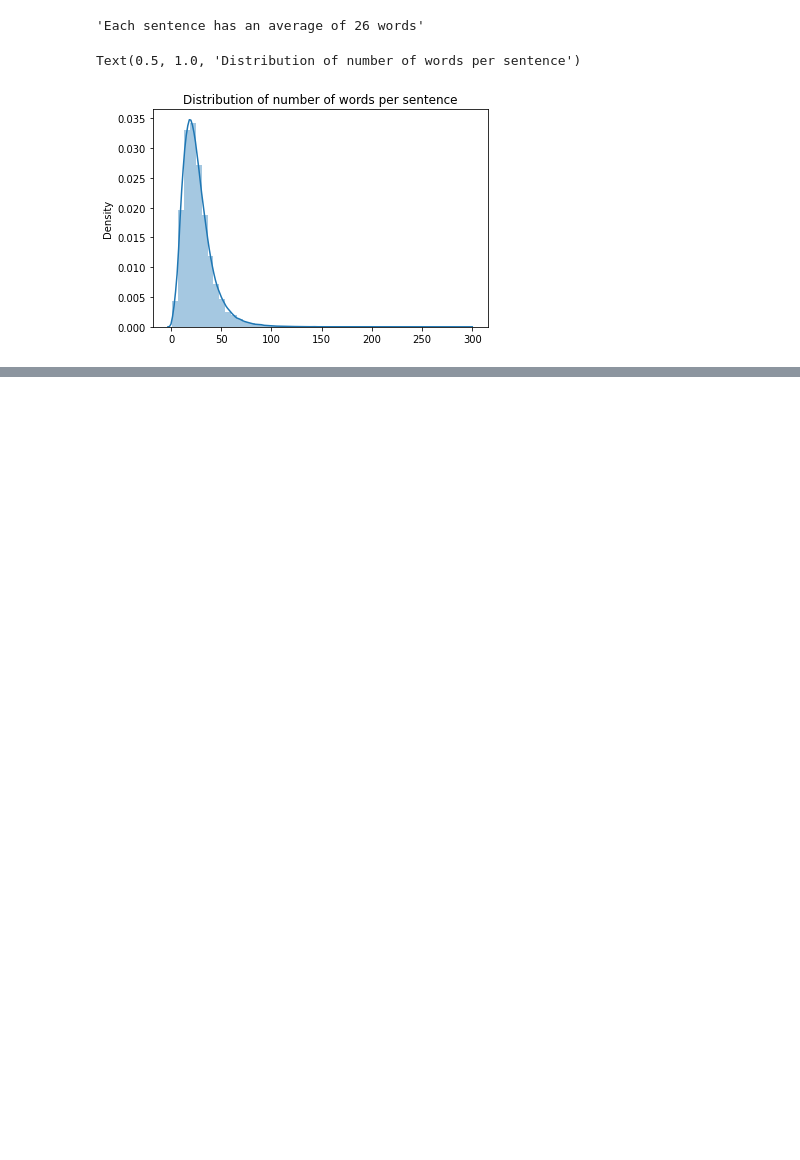
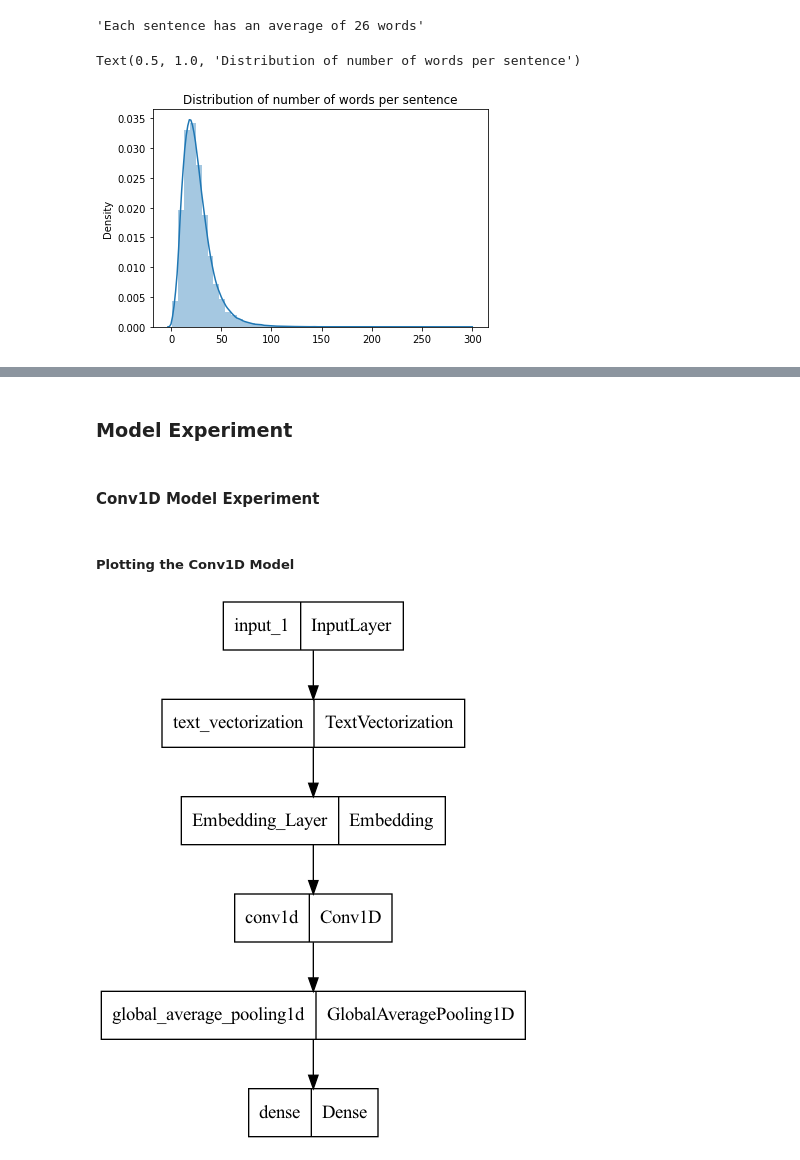
Before and after one commit to bhydemi/Document-Abstracted-Classifier-Project, a Jupyter notebook: Document_Abstract_AI_Classifier_Project.ipynb, the cells around one changed output, grey strips where cells are left out. Saved outputs shown, nothing was run; the diff lists cells and outputs as text; code cells hidden in the pictures; blank space fills up the shorter version.

Commit message:
Preprocessing & Model Expirementation

```diff
--- a/Document_Abstract_AI_Classifier_Project.ipynb
+++ b/Document_Abstract_AI_Classifier_Project.ipynb
@@ -218,0 +262,11 @@ Text(0.5, 1.0, 'Distribution of number of words per sentence')
+# %%
+from tensorflow.keras.layers.experimental.preprocessing import TextVectorization
+from tensorflow.keras.layers import Embedding
+text_vectorizer = TextVectorization(
+    max_tokens=68000, # given in paper
+    output_sequence_length = int(np.percentile(len_of_tokens, 95)) # per example
+)
+text_vectorizer.adapt(training_data['text'])
+token_embed = Embedding(input_dim=len(text_vectorizer.get_vocabulary()),
+                        output_dim=128,
+                        name='Embedding_Layer') # Data embedding
@@ -218,0 +302,24 @@ Text(0.5, 1.0, 'Distribution of number of words per sentence')
+# %% [markdown]
+### Model Experiment
+# %% [markdown]
+#### Conv1D Model Experiment
+# %%
+tf_validation_dataset
+inputs =  tf.keras.layers.Input(shape=(1,), dtype=tf.string)
+text_vectors = text_vectorizer(inputs)
+token_embeddings = token_embed(text_vectors)
+x = tf.keras.layers.Conv1D(64, kernel_size=5, activation='relu')(token_embeddings)
+x = tf.keras.layers.GlobalAveragePooling1D()(x)
+outputs =tf.keras.layers.Dense(5, activation='softmax')(x)
+Conv1D_Model = tf.keras.Model(inputs, outputs)
+
+Conv1D_Model.compile(metrics =['accuracy'],
+                    loss='categorical_crossentropy',
+                    optimizer='Adam')
+# %% [markdown]
+##### Plotting the Conv1D Model
+# %%
+from tensorflow.keras.utils import plot_model
+plot_model(Conv1D_Model)
+# %% [output]
+[figure, added]
```
Also changed, not shown: parts of 71 cells of this notebook.
